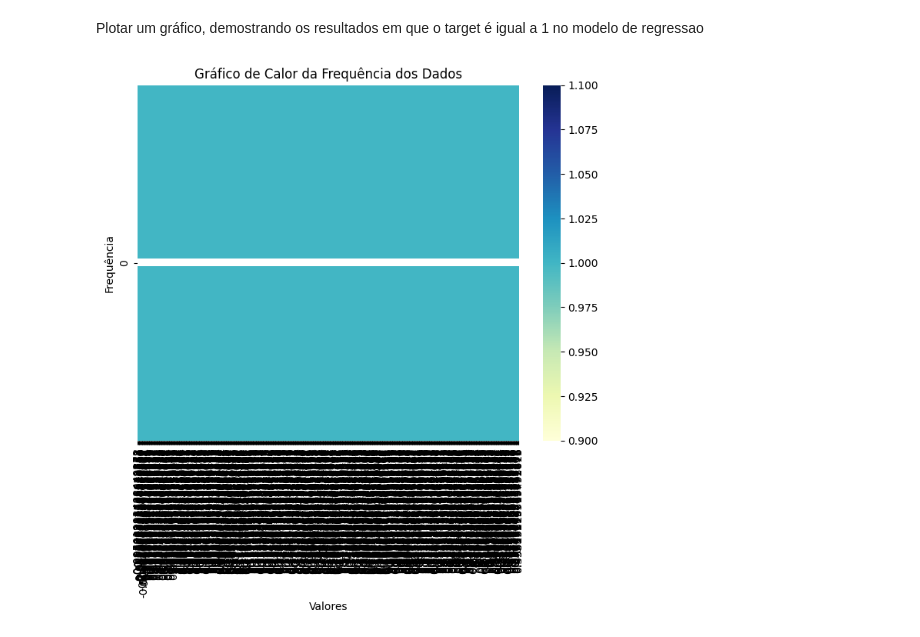
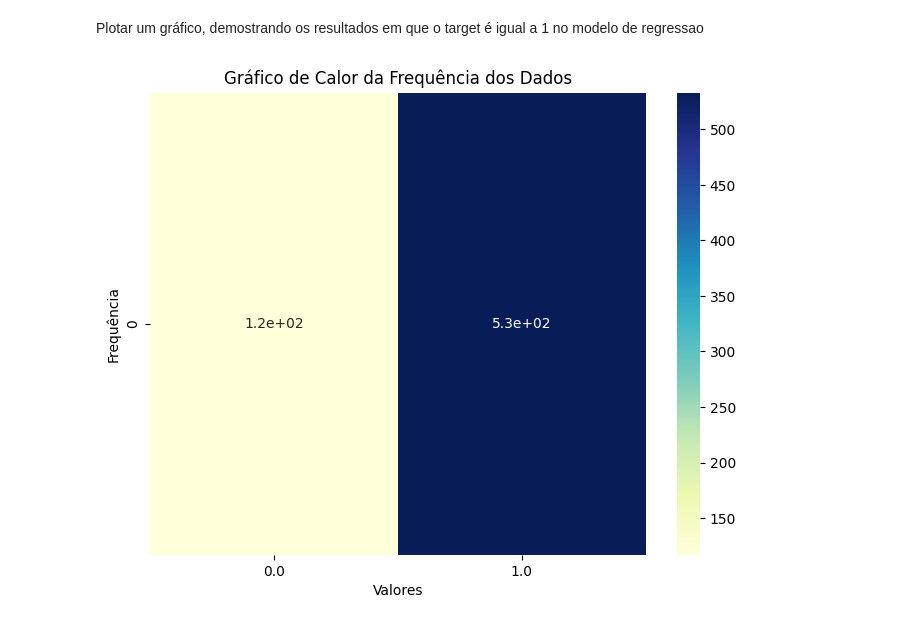
Before and after one commit to Darlan-Almeida/celeritas, a Jupyter notebook: main.ipynb, the cells around one changed output. Drawn from its saved outputs; the diff is of its cells as text; code cells hidden in the pictures.

```diff
--- a/main.ipynb
+++ b/main.ipynb
@@ -345,26 +363,26 @@ Plotar um gráfico, demostrando os resultados em que o target é igual a 1 no mo
 # %%
 import matplotlib.pyplot as plt
 import seaborn as sns
 import numpy as np
 
 data_um = data[data['target'] == 1]
 x_um = data_um.drop('target' , axis=1)
-value_um = modelo_regressao.predict(x_um)
+value_um = modelo.predict(x_um)
 
 valores_unicos , frequencia = np.unique(value_um , return_counts=True)
 
 # Crie um gráfico de calor
 plt.figure(figsize=(8, 6))
 sns.heatmap(frequencia.reshape(1, -1), annot=True, cmap="YlGnBu", xticklabels=valores_unicos)
 
 # Configure os rótulos dos eixos
 plt.xlabel("Valores")
 plt.ylabel("Frequência")
 
 
 
 # Mostre o gráfico
 plt.title("Gráfico de Calor da Frequência dos Dados")
 plt.show()
 # %% [output]
-[figure, old version]
+[figure, new version]
```
Also changed, not shown: parts of 7 cells of this notebook, 4 other files.
